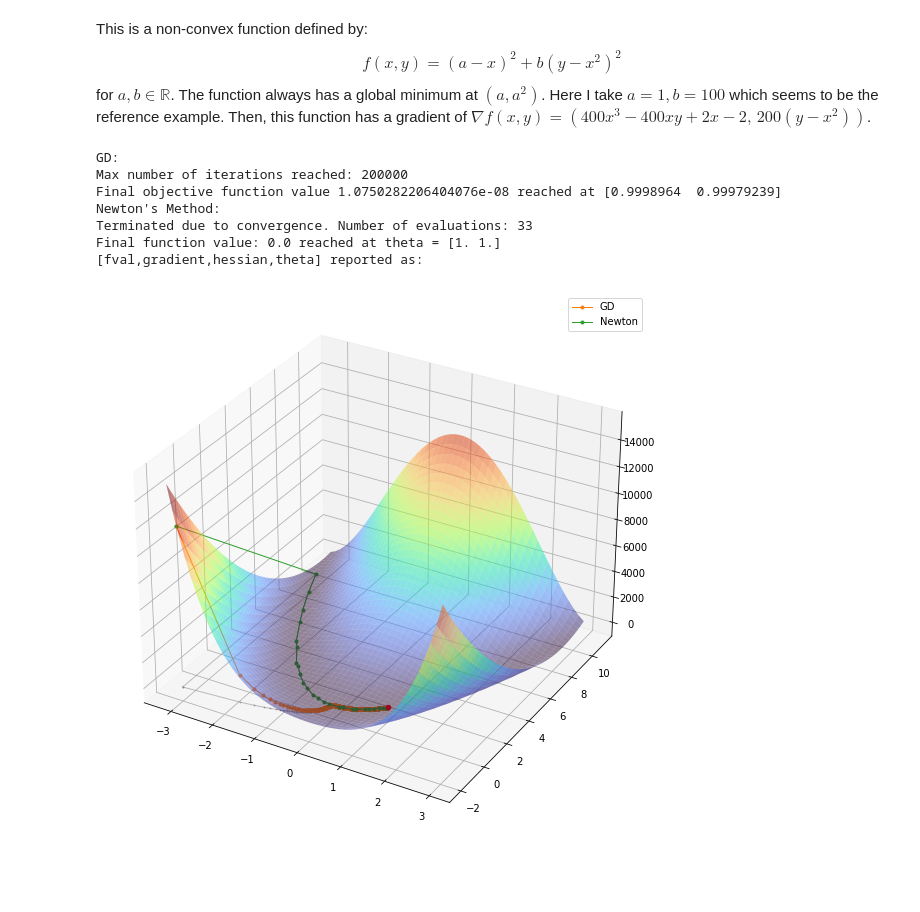
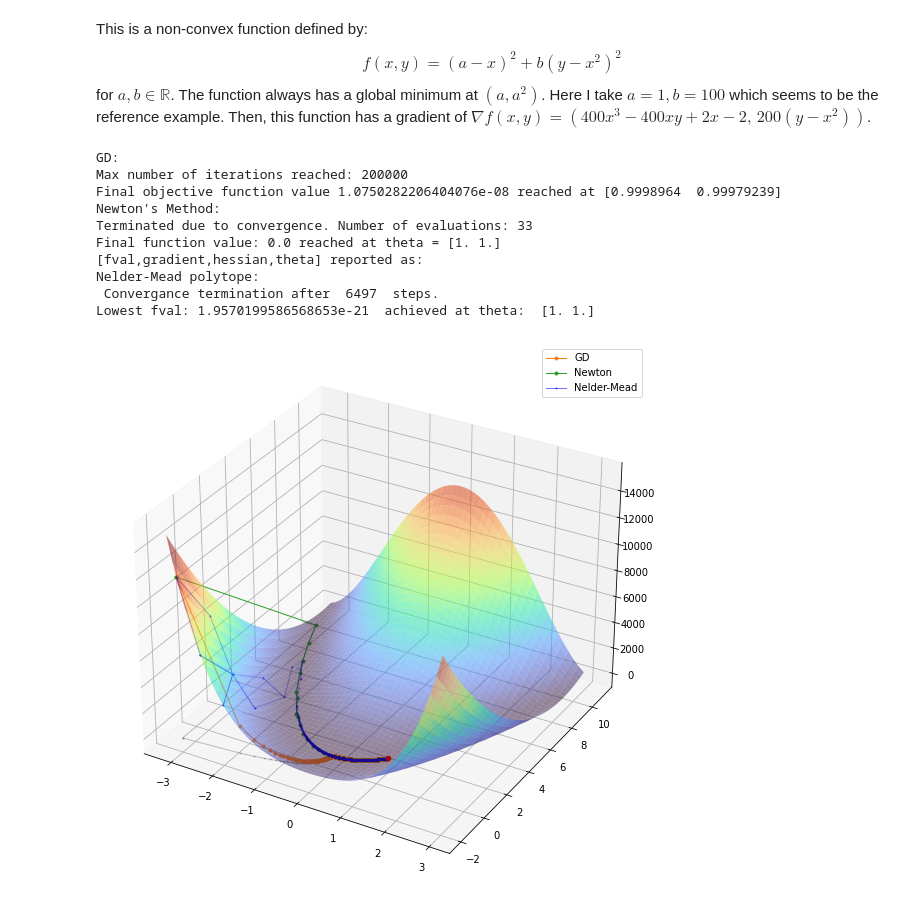
Before and after one commit to Huk-David/APTS_Presentations, a Jupyter notebook: APTS1_December/APTS1_Optimisation.ipynb, the cells around one changed output. Saved outputs shown, nothing was run; the diff lists cells and outputs as text; code cells hidden in the pictures; blank space fills up the shorter version.

```diff
--- a/APTS1_December/APTS1_Optimisation.ipynb
+++ b/APTS1_December/APTS1_Optimisation.ipynb
@@ -279,8 +182,0 @@ np.mean(np.stack([a1,a2]))
-# %%
-a1=np.array([1,4])
-a1[0]=10
-a2=np.array([5,20])
-a3=np.array([0,0])
-k=np.stack([a1,a2,a3])
-print(k)
-np.mean(k,axis=0)
@@ -310,6 +197,8 @@ print('GD: ')
 theta_vals_GD = GD_method(3,x2,x2_grad,0.7,method='Epsilon',epsilon=10e-16)
 print("Newton's Method:")
 theta_vals_NM = NM(3,x2,x2_grad,x2_hes,10,1e-10)
+print('Nelder-Mead Polytope:')
+theta_vals_NelderMead = Nelder_Mead_poly([3,-2.5],x2,50,1e-6)
 labels = ['GD','Newton']
 
 fig, (ax1, ax2) = plt.subplots(1, 2)
@@ -319,6 +208,12 @@ ax2.plot([0,25],[0,0],'-')
 for idx,theta_vals in enumerate([theta_vals_GD,[i[3] for i in theta_vals_NM]]):
     ax1.plot(theta_vals,[x2(i) for i in theta_vals],marker='o',linestyle='dotted',markersize=3,label=labels[idx])
     ax2.plot([x2(x) for x in theta_vals],label=labels[idx],linestyle='dotted',marker='o')
+for idx,poly in enumerate(theta_vals_NelderMead):
+    if idx==0:
+        ax1.plot(poly,[x2(theta) for theta in poly],linestyle='dotted',marker='o',color='blue',markersize=3,label='Nelder-Mead')
+    else:
+        ax1.plot(poly,[x2(theta) for theta in poly],linestyle='dotted',marker='o',color='blue',markersize=3,alpha=np.exp(-idx/2))
+ax2.plot([np.max(x2(theta)) for theta in theta_vals_NelderMead],color='blue',label='Nelder-Mead',linestyle='dotted',marker='o',alpha=0.3)
 
 ax1.set_title('Theta Trajectory')
 ax2.set_title('Objective')
@@ -356,32 +254,44 @@ def Ros_hes(theta):
 y = np.linspace(-2, 11, 50)
 x = np.linspace(-3.2, 3, 50)
 X, Y = np.meshgrid(x, y)
 Z = Ros([X, Y])
 %matplotlib inline
 fig = plt.figure()
 fig.set_size_inches(10,10)
 
 ax = plt.axes(projection='3d')
 ax.plot_surface(X, Y, Z, rstride=1, cstride=1,
                 cmap='turbo', edgecolor='none',alpha=0.5)
 print('GD: ')
 theta_vals_GD = GD_method([-3,-2],Ros,Ros_grad,10e-5,method='Iterations',maxiter=200000)
 print("Newton's Method: ")
 theta_vals_NM = NM([-3,-2],Ros,Ros_grad,Ros_hes,50)
+print('Nelder-Mead polytope:')
+theta_vals_NelderMead = Nelder_Mead_poly([[-2.5,-1.97],[-3,-2],[-3,0.4]],Ros,9999,10e-10)
 labels = ['GD','Newton']
 
 for idx,theta_vals in enumerate([theta_vals_GD,[i[3] for i in theta_vals_NM]]):
-    ax.plot3D([i[0] for i in theta_vals],[i[1] for i in theta_vals],[0 for i in theta_vals],color='grey',linewidth=1,marker='o',markersize=1,alpha=0.5)
+    ax.plot([i[0] for i in theta_vals],[i[1] for i in theta_vals],color='grey',linewidth=1,marker='o',markersize=1,alpha=0.5)
     ax.plot3D([i[0] for i in theta_vals],[i[1] for i in theta_vals],[Ros(i) for i in theta_vals],label=labels[idx],linewidth=1,marker='o',markersize=3)
+
+for idx,poly in enumerate(theta_vals_NelderMead):
+    if idx==0:
+        ax.plot3D([k[0] for k in poly],[k[1] for k in poly],[Ros(i) for i in poly],color='blue',linewidth=1,marker='o',markersize=1,alpha=(0.1+np.exp(-idx/5))/2,label='Nelder-Mead')
+    else:
+        ax.plot3D([k[0] for k in poly],[k[1] for k in poly],[Ros(i) for i in poly],color='blue',linewidth=1,marker='o',markersize=1,alpha=(0.1+np.exp(-idx/5))/2)
+
 ax.scatter3D(1,1,0,color='red')
 plt.legend()
 plt.show()
 # %% [output]
 GD:
 Max number of iterations reached: 200000
 Final objective function value 1.0750282206404076e-08 reached at [0.9998964  0.99979239]
 Newton's Method:
 Terminated due to convergence. Number of evaluations: 33
 Final function value: 0.0 reached at theta = [1. 1.]
 [fval,gradient,hessian,theta] reported as:
+Nelder-Mead polytope:
+ Convergance termination after  6497  steps.
+Lowest fval: 1.9570199586568653e-21  achieved at theta:  [1. 1.]
-[figure, old version]
+[figure, new version]
```
Also changed, not shown: parts of 11 cells of this notebook.
